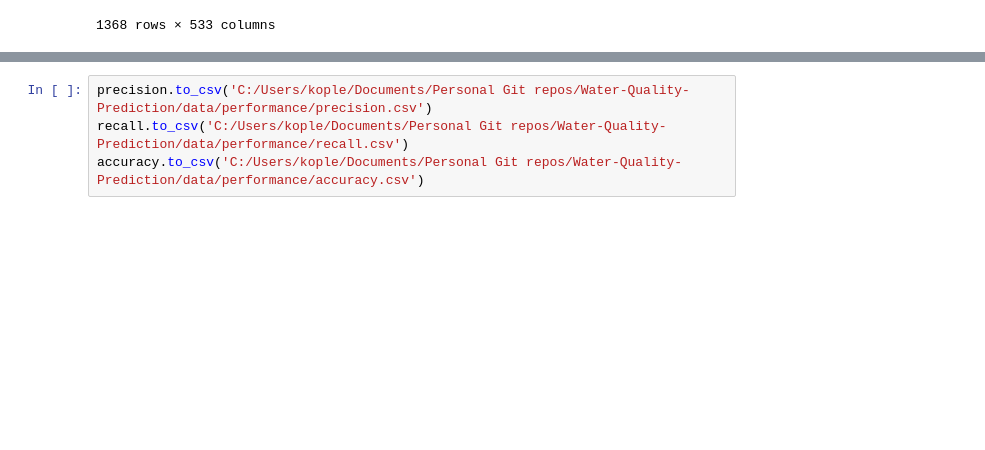
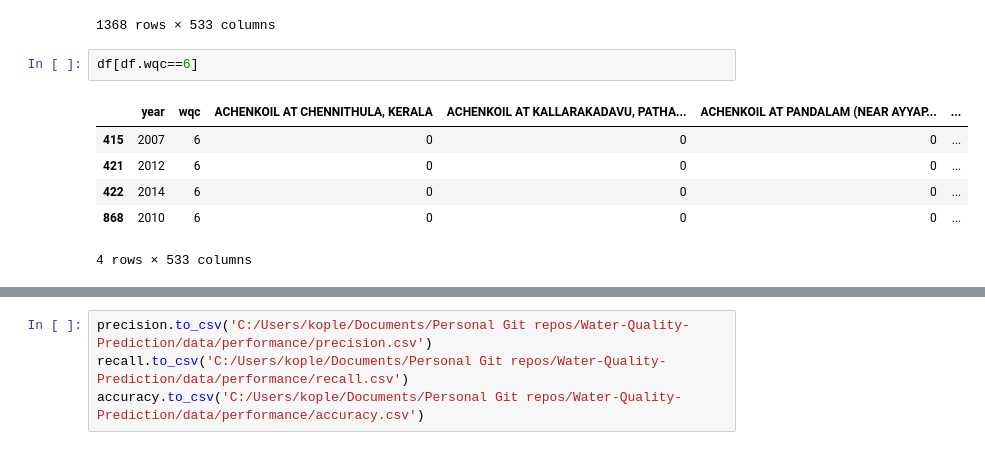
Before and after one commit to Murdock135/Water-Quality-Prediction, a Jupyter notebook: notebooks/performance.ipynb, the cells around one changed output, grey strips where cells are left out. Drawn from its saved outputs; the diff is of its cells as text; blank space fills up the shorter version.

```diff
--- a/notebooks/performance.ipynb
+++ b/notebooks/performance.ipynb
@@ -26,3 +26,12 @@ df
 | 1366 | 2013 | 1 | 0 | 0 | 0 | ... |
 | 1367 | 2014 | 0 | 0 | 0 | 0 | ... |
 1368 rows × 533 columns
+# %%
+df[df.wqc==6]
+# %% [output]
+|  | year | wqc | ACHENKOIL AT CHENNITHULA, KERALA | ACHENKOIL AT KALLARAKADAVU, PATHA... | ACHENKOIL AT PANDALAM (NEAR AYYAP... | ... |
+| 415 | 2007 | 6 | 0 | 0 | 0 | ... |
+| 421 | 2012 | 6 | 0 | 0 | 0 | ... |
+| 422 | 2014 | 6 | 0 | 0 | 0 | ... |
+| 868 | 2010 | 6 | 0 | 0 | 0 | ... |
+4 rows × 533 columns
```
Also changed, not shown: parts of 7 cells of this notebook, 18 other files.
